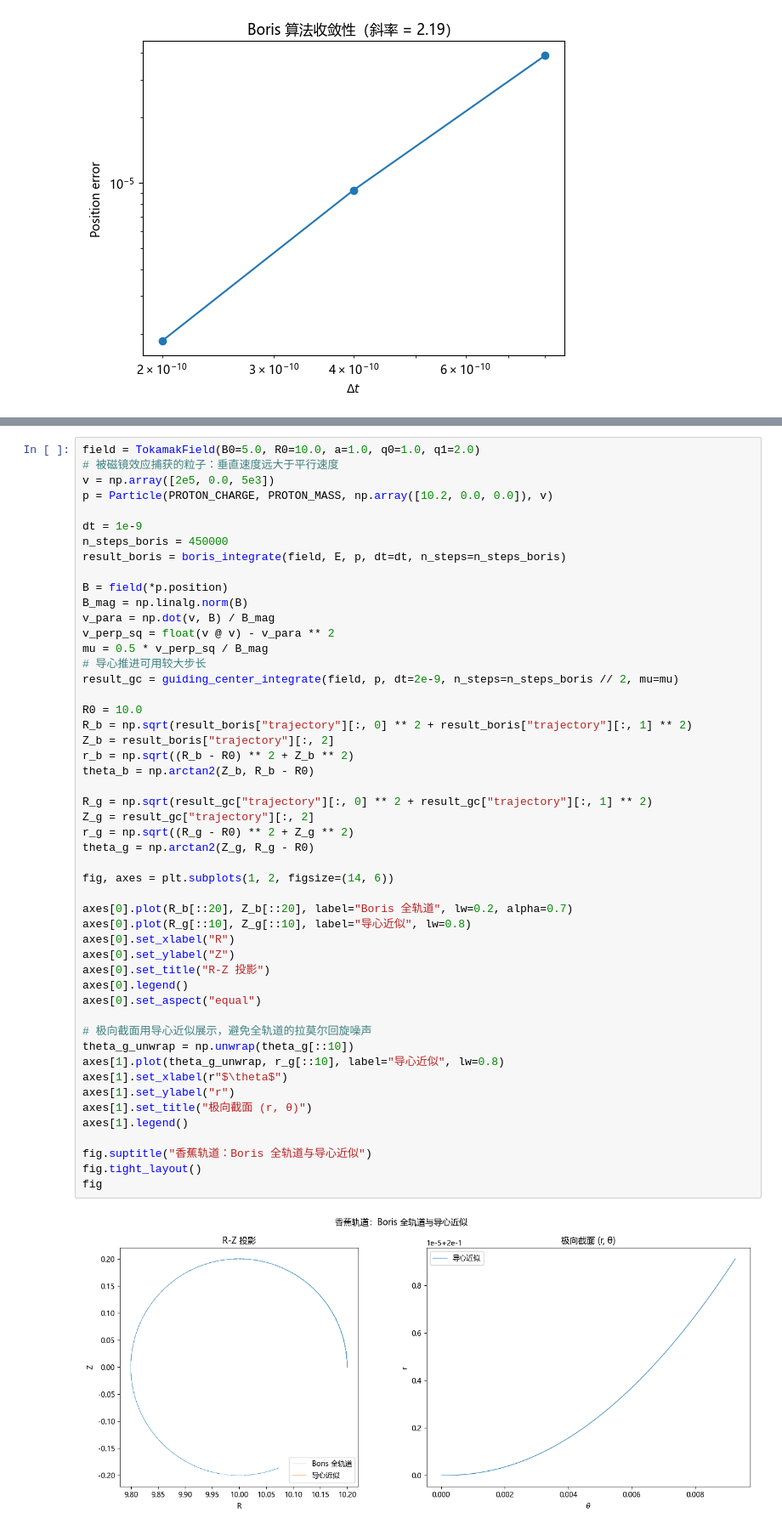
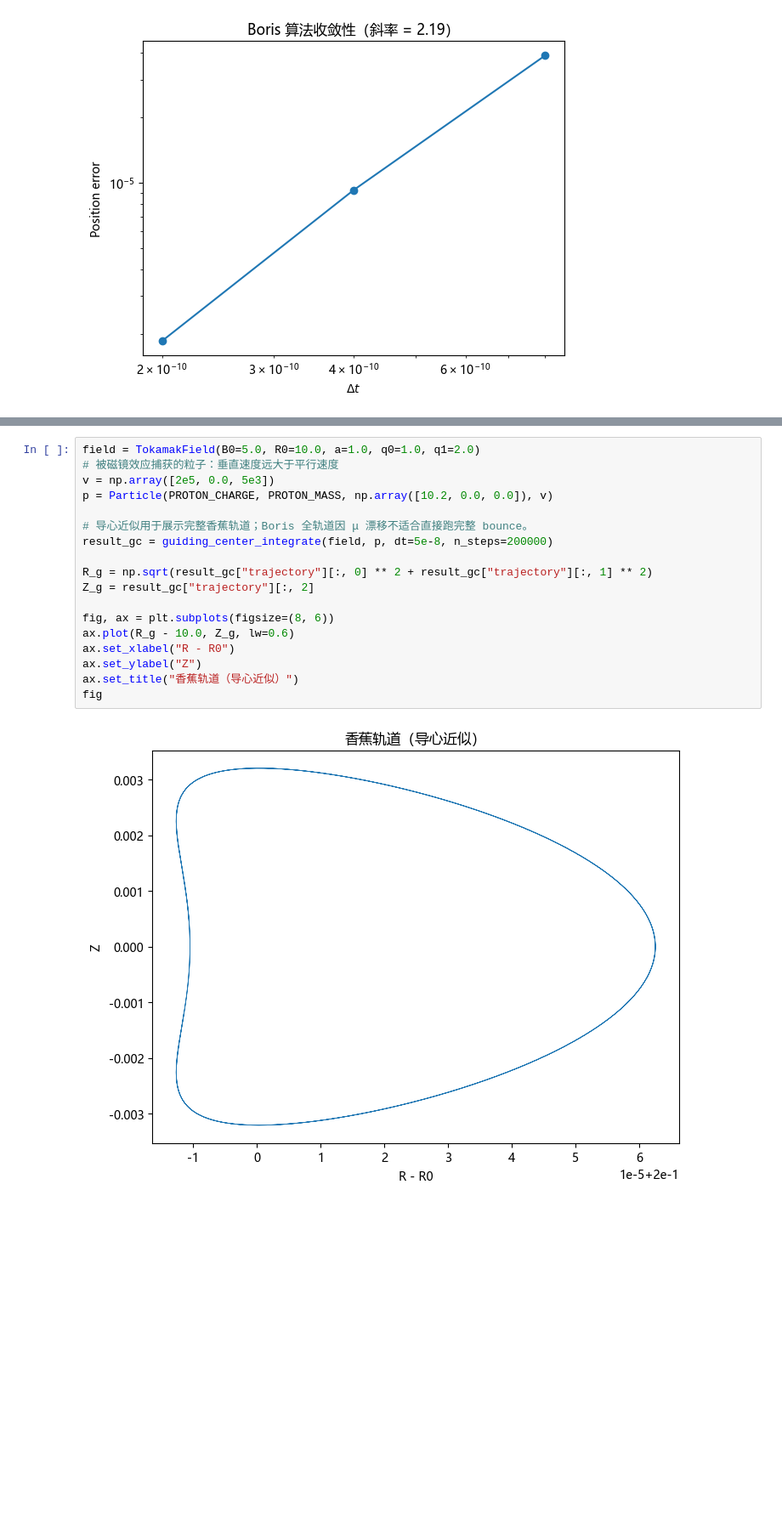
Before and after one commit to Lamb701/particle-simulation, a Jupyter notebook: notebooks/demo.ipynb, the cells around one changed output, grey strips where cells are left out. Shown at 85% size. Saved outputs shown, nothing was run; the diff lists cells and outputs as text; blank space fills up the shorter version.

```diff
--- a/notebooks/demo.ipynb
+++ b/notebooks/demo.ipynb
@@ -104,52 +104,20 @@ fig
 # %%
 field = TokamakField(B0=5.0, R0=10.0, a=1.0, q0=1.0, q1=2.0)
 # 被磁镜效应捕获的粒子：垂直速度远大于平行速度
 v = np.array([2e5, 0.0, 5e3])
 p = Particle(PROTON_CHARGE, PROTON_MASS, np.array([10.2, 0.0, 0.0]), v)
 
-dt = 1e-9
-n_steps_boris = 450000
-result_boris = boris_integrate(field, E, p, dt=dt, n_steps=n_steps_boris)
-
-B = field(*p.position)
-B_mag = np.linalg.norm(B)
-v_para = np.dot(v, B) / B_mag
-v_perp_sq = float(v @ v) - v_para ** 2
-mu = 0.5 * v_perp_sq / B_mag
-# 导心推进可用较大步长
-result_gc = guiding_center_integrate(field, p, dt=2e-9, n_steps=n_steps_boris // 2, mu=mu)
-
-R0 = 10.0
-R_b = np.sqrt(result_boris["trajectory"][:, 0] ** 2 + result_boris["trajectory"][:, 1] ** 2)
-Z_b = result_boris["trajectory"][:, 2]
-r_b = np.sqrt((R_b - R0) ** 2 + Z_b ** 2)
-theta_b = np.arctan2(Z_b, R_b - R0)
+# 导心近似用于展示完整香蕉轨道；Boris 全轨道因 μ 漂移不适合直接跑完整 bounce。
+result_gc = guiding_center_integrate(field, p, dt=5e-8, n_steps=200000)
 
 R_g = np.sqrt(result_gc["trajectory"][:, 0] ** 2 + result_gc["trajectory"][:, 1] ** 2)
 Z_g = result_gc["trajectory"][:, 2]
-r_g = np.sqrt((R_g - R0) ** 2 + Z_g ** 2)
-theta_g = np.arctan2(Z_g, R_g - R0)
 
-fig, axes = plt.subplots(1, 2, figsize=(14, 6))
-
-axes[0].plot(R_b[::20], Z_b[::20], label="Boris 全轨道", lw=0.2, alpha=0.7)
-axes[0].plot(R_g[::10], Z_g[::10], label="导心近似", lw=0.8)
-axes[0].set_xlabel("R")
-axes[0].set_ylabel("Z")
-axes[0].set_title("R-Z 投影")
-axes[0].legend()
-axes[0].set_aspect("equal")
-
-# 极向截面用导心近似展示，避免全轨道的拉莫尔回旋噪声
-theta_g_unwrap = np.unwrap(theta_g[::10])
-axes[1].plot(theta_g_unwrap, r_g[::10], label="导心近似", lw=0.8)
-axes[1].set_xlabel(r"$\theta$")
-axes[1].set_ylabel("r")
-axes[1].set_title("极向截面 (r, θ)")
-axes[1].legend()
-
-fig.suptitle("香蕉轨道：Boris 全轨道与导心近似")
-fig.tight_layout()
+fig, ax = plt.subplots(figsize=(8, 6))
+ax.plot(R_g - 10.0, Z_g, lw=0.6)
+ax.set_xlabel("R - R0")
+ax.set_ylabel("Z")
+ax.set_title("香蕉轨道（导心近似）")
 fig
 # %% [output]
-[figure, old version]
+[figure, new version]
```
Also changed, not shown: parts of 4 cells of this notebook, 6 other files.
